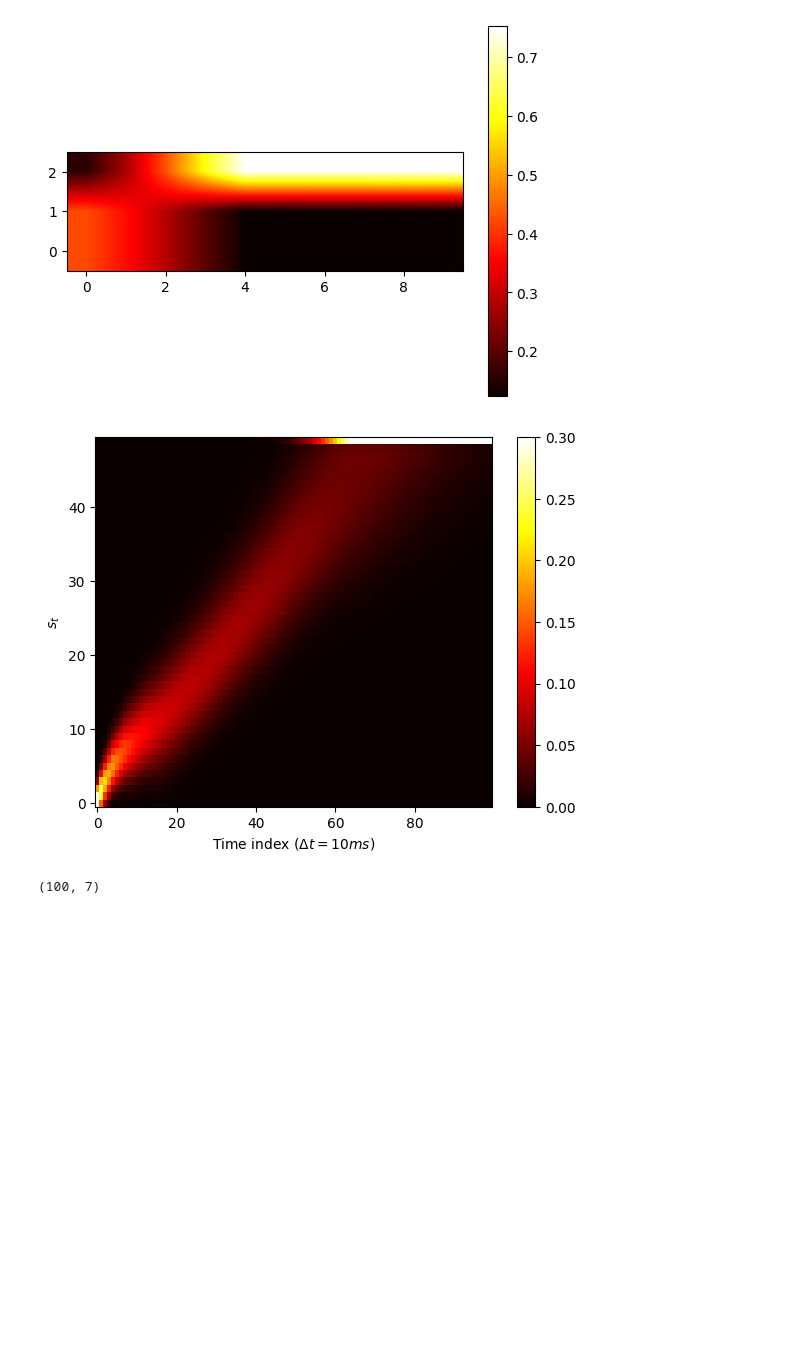
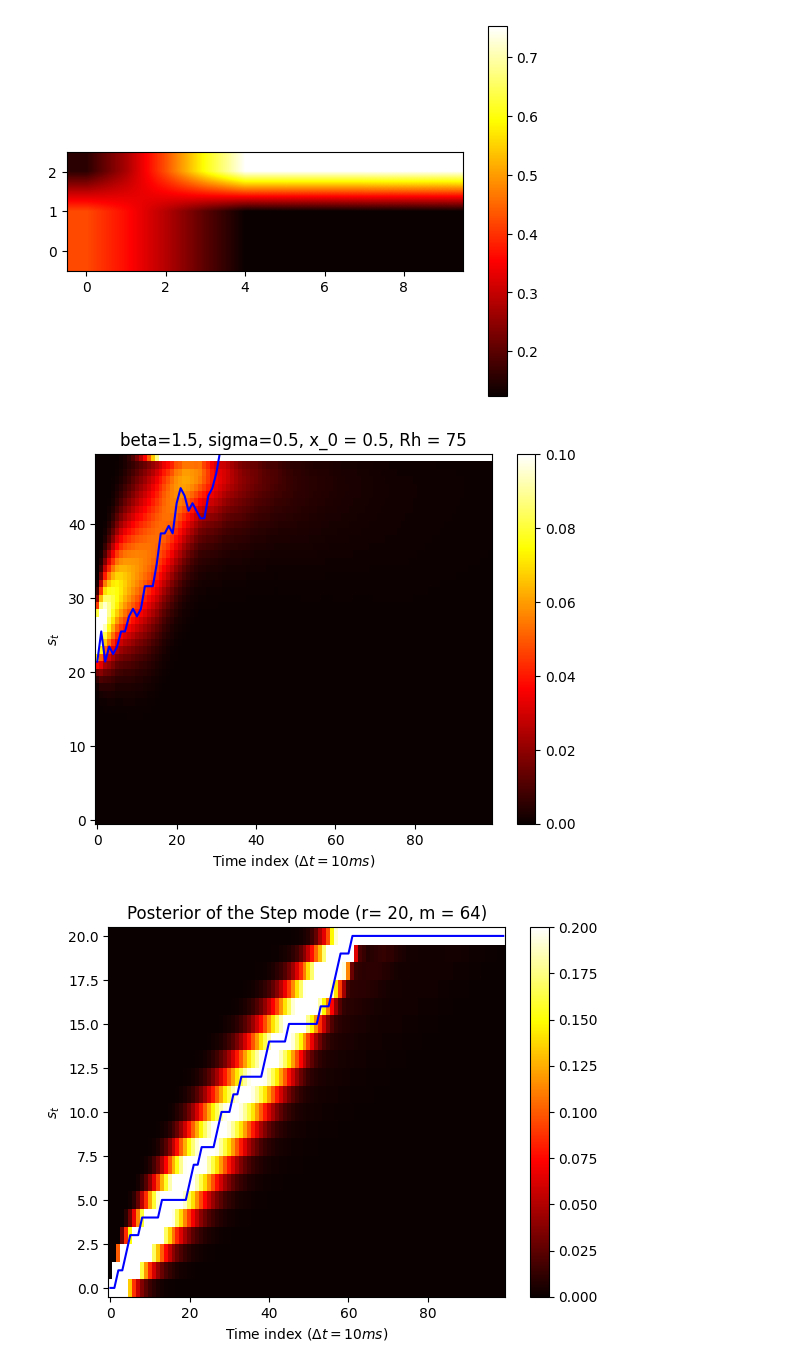
Before and after one commit to kkaliteevskiy/GG3_Neural_Data_Analysis, a Jupyter notebook: task_2_3.ipynb, the cells around one changed output. Drawn from its saved outputs; the diff is of its cells as text; code cells hidden in the pictures; blank space fills up the shorter version.

```diff
--- a/task_2_3.ipynb
+++ b/task_2_3.ipynb
@@ -29,17 +29,17 @@ plt.show()
 [figure]
 # %%
 #common parameters
-x0 = 0.2
+x0 = 0.5
 Rh = 75
 T = 100
 
 # define parameters ramp
 beta = 1.5
-sigma = 0.3
+sigma = 0.5
 K = 50
 
 # define parameters step
-m = 32
+m = 64
 r = 20
 # %%
 # Replace numerical arguments with variable name
@@ -55,15 +55,22 @@ ll_step = poisson_logpdf(spikes_step, shmm.lambdas)
 
 posterior_ramp, normalizer_ramp = hmm_expected_states(rhmm.pi0, rhmm.P, ll_ramp)
 posterior_step, normalizer_step = hmm_expected_states(shmm.pi0, shmm.P, ll_step)
-# %%
-plt.imshow(posterior_ramp.T, cmap='hot', interpolation='none', origin='lower', vmin=0.0, vmax=0.3, aspect = 'auto')
-plt.xlabel('Time index ($ \Delta t = 10 ms$)')
-plt.ylabel('$s_t$')
-plt.colorbar()
-plt.show()
-# %% [output]
-[figure, removed]
-# %%
-ll_step.shape
-# %% [output]
-(100, 7)
+# %%
+plt.plot(xs_ramp * rhmm.K, color = 'blue')
+plt.imshow(posterior_ramp.T, cmap='hot', interpolation='none', origin='lower', vmin=0.0, vmax=0.1, aspect = 'auto')
+plt.title('beta={beta}, sigma={sigma}, x_0 = {x_0}, Rh = {Rh}'.format(beta=rhmm.beta, sigma=rhmm.sigma, x_0=rhmm.x0, Rh=rhmm.Rh))
+plt.xlabel('Time index ($ \Delta t = 10 ms$)')
+plt.ylabel('$s_t$')
+plt.colorbar()
+plt.show()
+
+plt.plot(xs_step, color = 'blue')
+plt.imshow(posterior_step.T, cmap='hot', interpolation='none', origin='lower', vmin=0.0, vmax=0.2, aspect = 'auto')
+plt.title('Posterior of the Step mode (r= {r}, m = {m})'.format(r=shmm.r, m=shmm.m))
+plt.xlabel('Time index ($ \Delta t = 10 ms$)')
+plt.ylabel('$s_t$')
+plt.colorbar()
+plt.show()
+# %% [output]
+[figure, added]
+[figure, added]
```
Also changed, not shown: parts of 8 cells of this notebook, 4 other files.
